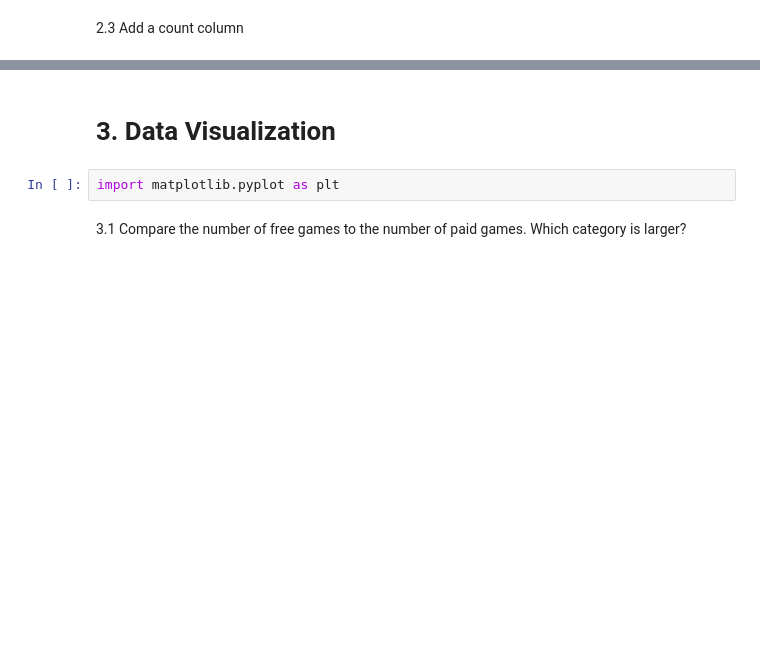
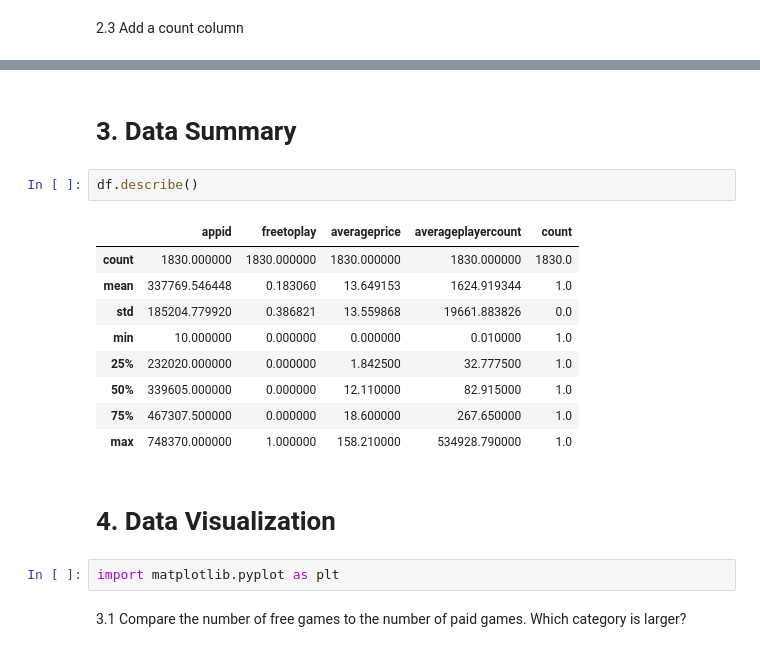
Before and after one commit to MarkoGlamocak/418courseproject, a Jupyter notebook: 418courseproject.ipynb, the cells around one changed output, grey strips where cells are left out. Cells and saved outputs as stored; diff of their text form; blank space fills up the shorter version.

Commit message:
Added summary stats

```diff
--- a/418courseproject.ipynb
+++ b/418courseproject.ipynb
@@ -144,7 +144,21 @@ df.head(30)
 | 30 | 292030 | game | The Witcher 3: Wild Hunt | 18-May-15 | 0.0 | 33.80 | 16139.09 | 1 |
 | 31 | 381210 | game | Dead by Daylight | 14-Jun-16 | 0.0 | 17.50 | 22025.43 | 1 |
 # %% [markdown]
-# 3. Data Visualization
+# 3. Data Summary
+# %%
+df.describe()
+# %% [output]
+|  | appid | freetoplay | averageprice | averageplayercount | count |
+| count | 1830.000000 | 1830.000000 | 1830.000000 | 1830.000000 | 1830.0 |
+| mean | 337769.546448 | 0.183060 | 13.649153 | 1624.919344 | 1.0 |
+| std | 185204.779920 | 0.386821 | 13.559868 | 19661.883826 | 0.0 |
+| min | 10.000000 | 0.000000 | 0.000000 | 0.010000 | 1.0 |
+| 25% | 232020.000000 | 0.000000 | 1.842500 | 32.777500 | 1.0 |
+| 50% | 339605.000000 | 0.000000 | 12.110000 | 82.915000 | 1.0 |
+| 75% | 467307.500000 | 0.000000 | 18.600000 | 267.650000 | 1.0 |
+| max | 748370.000000 | 1.000000 | 158.210000 | 534928.790000 | 1.0 |
+# %% [markdown]
+# 4. Data Visualization
 # %%
 import matplotlib.pyplot as plt
 # %% [markdown]
```
